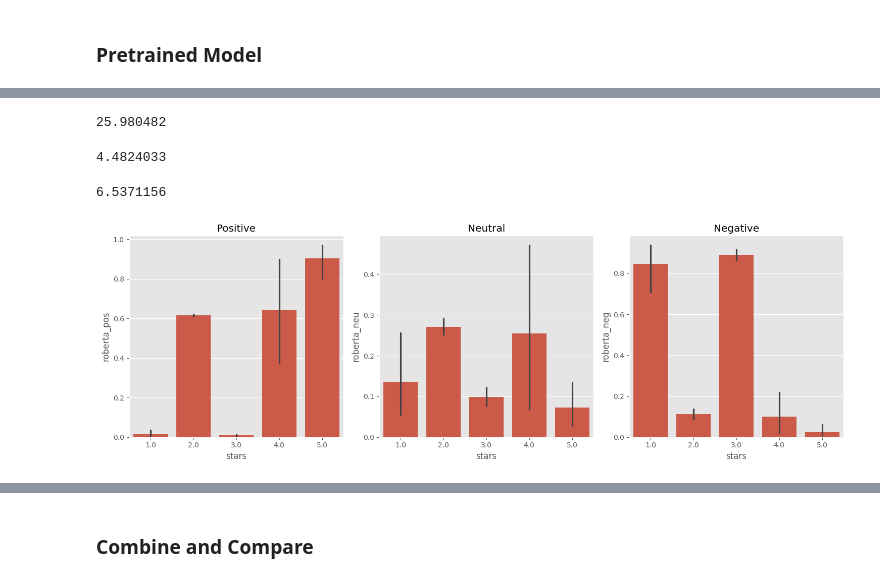
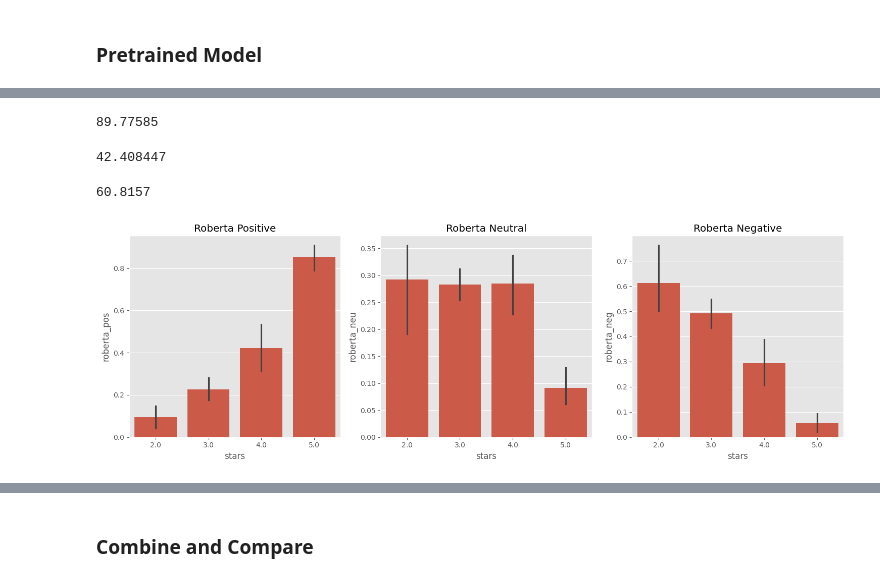
Before and after one commit to mariabandeira/Projeto_Final_IIA, a Jupyter notebook: SentimentAnalysis.ipynb, the cells around one changed output, grey strips where cells are left out. Saved outputs shown, nothing was run; the diff lists cells and outputs as text; code cells hidden in the pictures.

```diff
--- a/SentimentAnalysis.ipynb
+++ b/SentimentAnalysis.ipynb
@@ -87,8 +75,6 @@ None of PyTorch, TensorFlow >= 2.0, or Flax have been found. Models won't be ava
 # %% [markdown]
 ## Sentiment Analysis
 # %%
-# neg_df = pd.read_csv('/content/NEGATIVE_B006K2ZZ7K.csv', sep=';')
-neg_df = pd.read_csv('datasets/NEGATIVE_B006K2ZZ7K.csv', sep=';')
-# pos_df = pd.read_csv('/content/POSITIVE_B006K2ZZ7K.csv', sep=';')
-pos_df = pd.read_csv('datasets/POSITIVE_B006K2ZZ7K.csv', sep=';')
+neg_df = pd.read_csv('datasets/NEGATIVE_B0BHZT5S12.csv', sep=';')
+pos_df = pd.read_csv('datasets/POSITIVE_B0BHZT5S12.csv', sep=';')
 # %%
@@ -153,3 +125,0 @@ plt.show()
-# %%
-example = df['text'][7]
-print(example)
@@ -276,6 +151,7 @@ Jupyter command `jupyter-nbextension` not found.
 # %%
+# Creates the roberta results DF
 res = {}
-for i, row in tqdm(df.iterrows(), total=len(df)):
+for i, row in df.iterrows():
   try:
     text = row['text']
     myid = row['Id']
@@ -332,24 +208,24 @@ results_df
 # %%
 results_df['roberta_pos'].sum()
 # %% [output]
-25.980482
+89.77585
 # %%
 results_df['roberta_neu'].sum()
 # %% [output]
-4.4824033
+42.408447
 # %%
 results_df['roberta_neg'].sum()
 # %% [output]
-6.5371156
+60.8157
 # %%
 fig, axs = plt.subplots(1, 3, figsize=(15, 5))
 sns.barplot(data=results_df, x='stars', y='roberta_pos', ax=axs[0])
 sns.barplot(data=results_df, x='stars', y='roberta_neu', ax=axs[1])
 sns.barplot(data=results_df, x='stars', y='roberta_neg', ax=axs[2])
-axs[0].set_title('Positive')
-axs[1].set_title('Neutral')
-axs[2].set_title('Negative')
+axs[0].set_title('Roberta Positive')
+axs[1].set_title('Roberta Neutral')
+axs[2].set_title('Roberta Negative')
 plt.tight_layout()
 plt.show()
 # %% [output]
-[figure, old version]
+[figure, new version]
```
Also changed, not shown: parts of 120 cells of this notebook.
